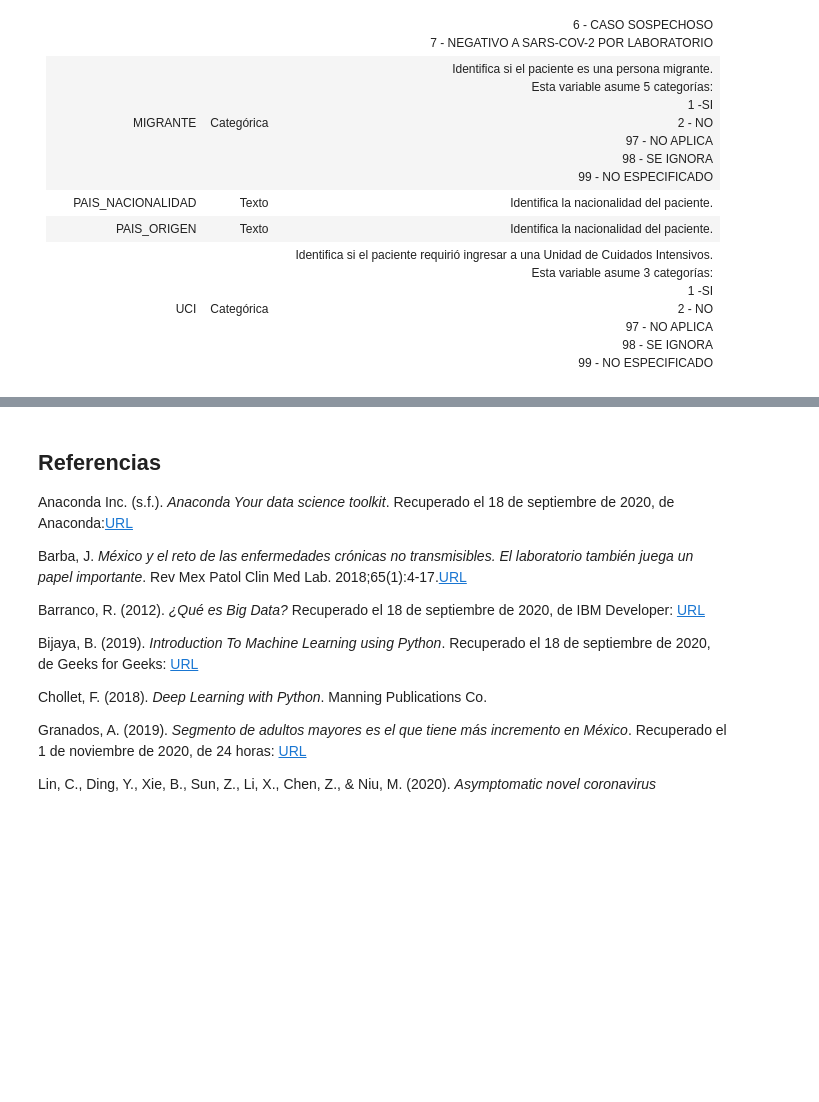
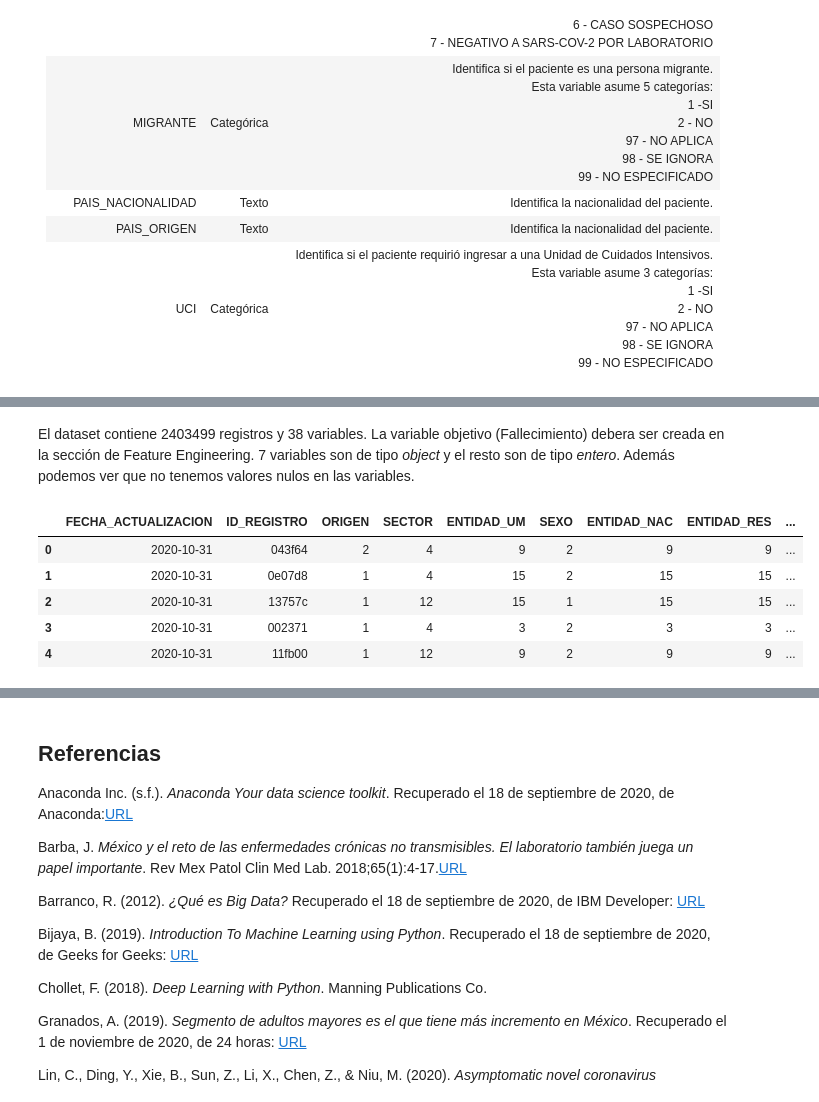
Before and after one commit to JaimeSolisS/Covid-Survival-Analysis, a Jupyter notebook: Proyecto ML TC2006.ipynb, the cells around one changed output, grey strips where cells are left out. Drawn from its saved outputs; the diff is of its cells as text; code cells hidden in the pictures; blank space fills up the shorter version.

```diff
--- a/Proyecto ML TC2006.ipynb
+++ b/Proyecto ML TC2006.ipynb
@@ -222,0 +243,2 @@ A continuación se muestran las variables con su descripción
+# %%
+rawData = pd.read_csv("https://media.githubusercontent.com/media/JaimeSolisS/proyecto-ml-tc2006/main/dataset/covid31oct.csv", encoding = "ISO-8859-1")
@@ -222,0 +268,12 @@ A continuación se muestran las variables con su descripción
+# %% [markdown]
+El dataset contiene 2403499 registros y 38 variables. La variable objetivo (Fallecimiento) debera ser creada en la sección de Feature Engineering. 7 variables son de tipo *object* y el resto son de tipo *entero*. Además podemos ver que no tenemos valores nulos en las variables.
+# %%
+pd.options.display.max_columns = None
+rawData.head()
+# %% [output]
+|  | FECHA_ACTUALIZACION | ID_REGISTRO | ORIGEN | SECTOR | ENTIDAD_UM | SEXO | ENTIDAD_NAC | ENTIDAD_RES | ... |
+| 0 | 2020-10-31 | 043f64 | 2 | 4 | 9 | 2 | 9 | 9 | ... |
+| 1 | 2020-10-31 | 0e07d8 | 1 | 4 | 15 | 2 | 15 | 15 | ... |
+| 2 | 2020-10-31 | 13757c | 1 | 12 | 15 | 1 | 15 | 15 | ... |
+| 3 | 2020-10-31 | 002371 | 1 | 4 | 3 | 2 | 3 | 3 | ... |
+| 4 | 2020-10-31 | 11fb00 | 1 | 12 | 9 | 2 | 9 | 9 | ... |
```
Also changed, not shown: parts of 6 cells of this notebook.
